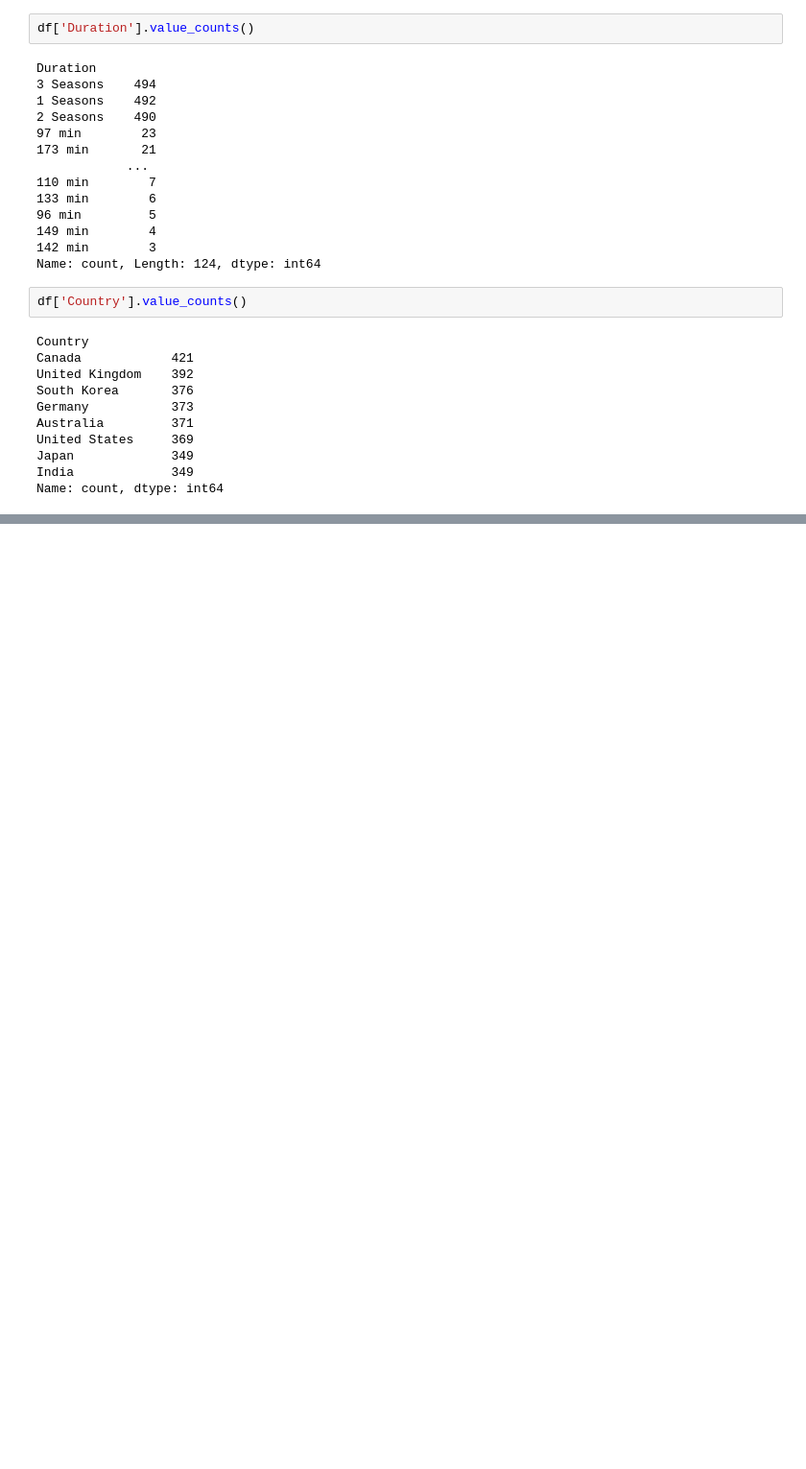
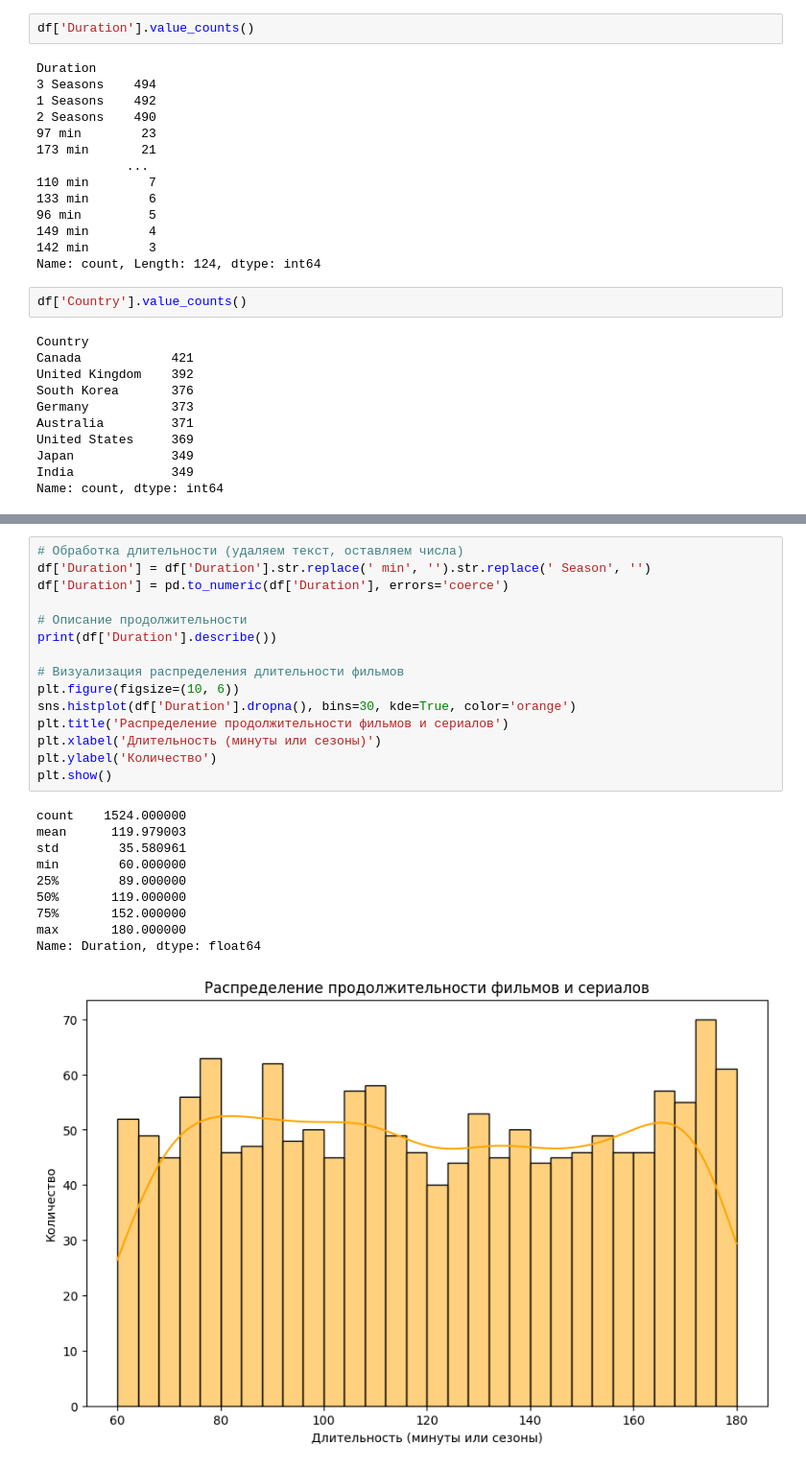
Before and after one commit to Lightl707/dataPreparation, a Jupyter notebook: dataset-1-endterm.ipynb, the cells around one changed output, grey strips where cells are left out. Shown at 96% size. Drawn from its saved outputs; the diff is of its cells as text; blank space fills up the shorter version.

```diff
--- a/dataset-1-endterm.ipynb
+++ b/dataset-1-endterm.ipynb
@@ -198,0 +218,26 @@ Text(0, 0.5, 'Count')
+# %%
+# Обработка длительности (удаляем текст, оставляем числа)
+df['Duration'] = df['Duration'].str.replace(' min', '').str.replace(' Season', '')
+df['Duration'] = pd.to_numeric(df['Duration'], errors='coerce')
+
+# Описание продолжительности
+print(df['Duration'].describe())
+
+# Визуализация распределения длительности фильмов
+plt.figure(figsize=(10, 6))
+sns.histplot(df['Duration'].dropna(), bins=30, kde=True, color='orange')
+plt.title('Распределение продолжительности фильмов и сериалов')
+plt.xlabel('Длительность (минуты или сезоны)')
+plt.ylabel('Количество')
+plt.show()
+# %% [output]
+count    1524.000000
+mean      119.979003
+std        35.580961
+min        60.000000
+25%        89.000000
+50%       119.000000
+75%       152.000000
+max       180.000000
+Name: Duration, dtype: float64
+[figure, added]
```
Also changed, not shown: parts of 4 cells of this notebook.
